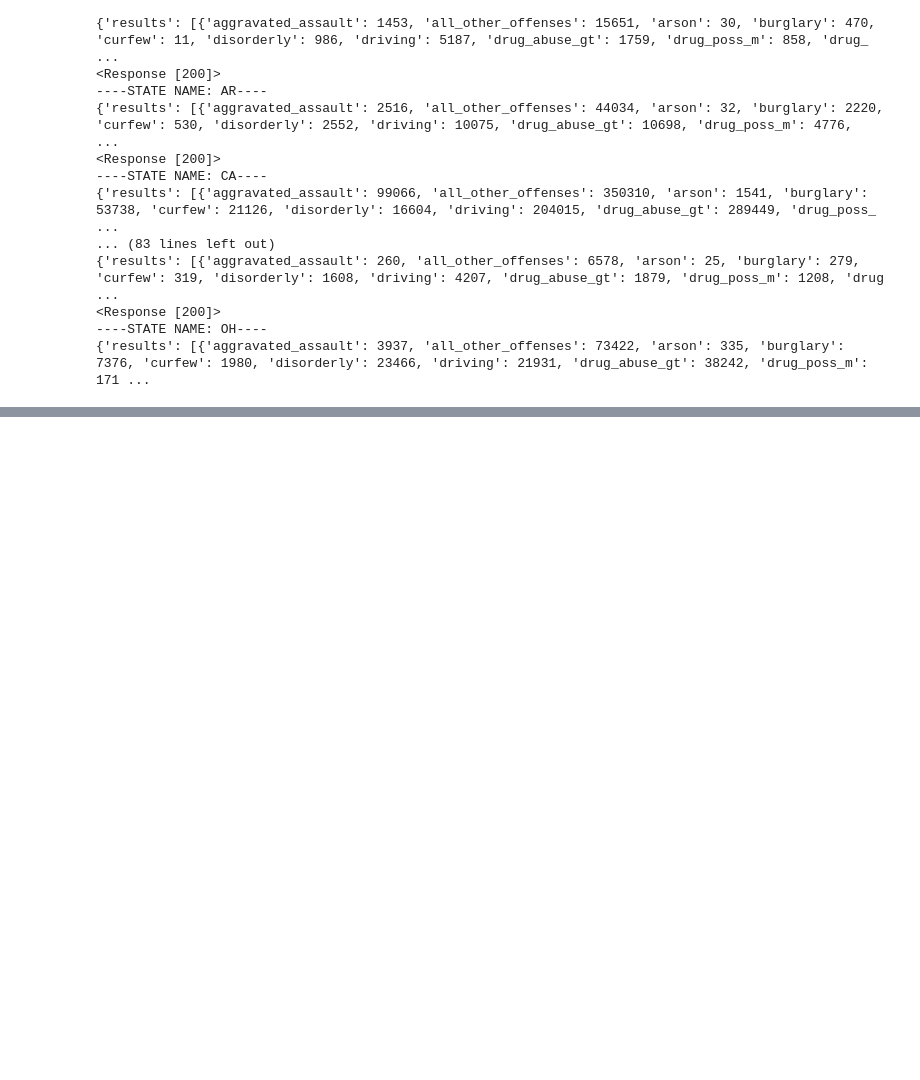
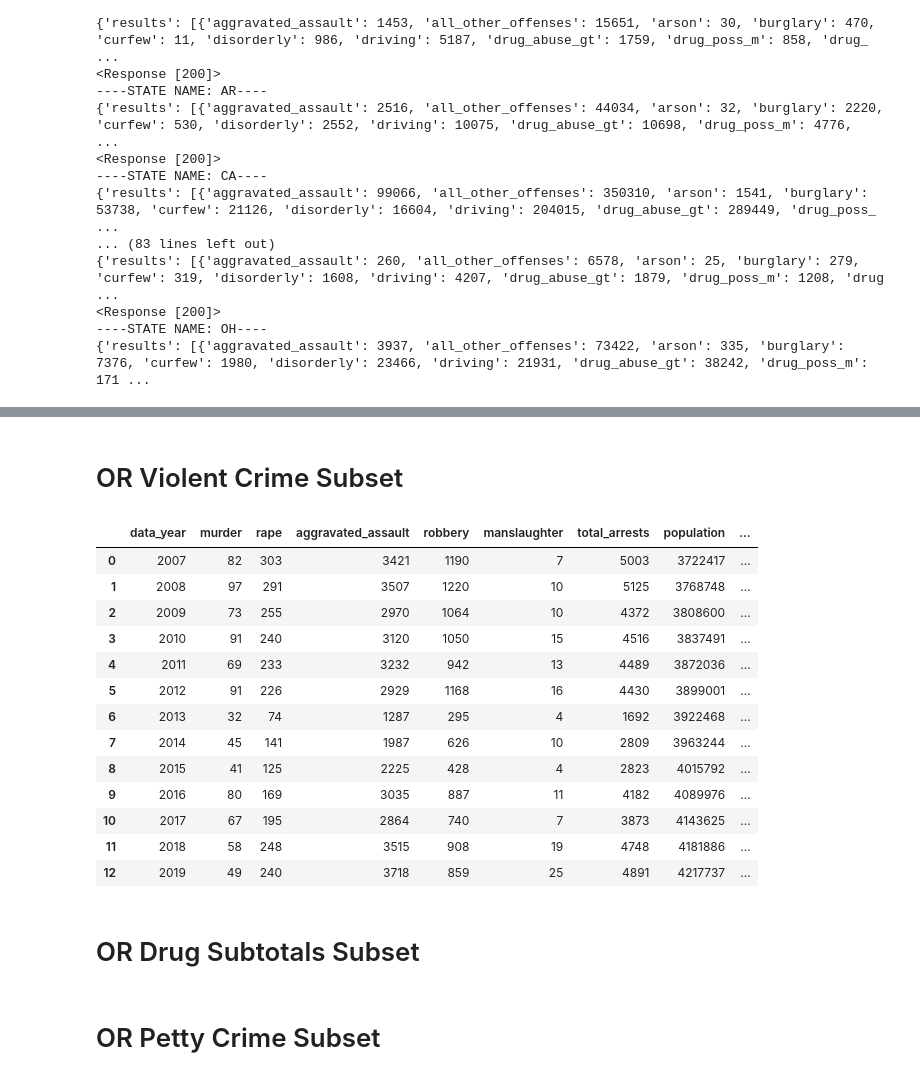
Before and after one commit to julieheadlee/bootcamp_quad, a Jupyter notebook: US_Arrest_Statistics_07-20.ipynb, the cells around one changed output, grey strips where cells are left out. Cells and saved outputs as stored; diff of their text form; code cells hidden in the pictures; blank space fills up the shorter version.

```diff
--- a/US_Arrest_Statistics_19-20.ipynb
+++ b/US_Arrest_Statistics_07-20.ipynb
@@ -41,0 +168,11 @@ for state in states:
+# %%
+oregon = ['OR']
+
+for state in oregon:
+    target_url = 'https://api.usa.gov/crime/fbi/sapi/api/data/arrest/states/offense/' + state + '/all/2007/2019?API_KEY=' + fapi_key
+    response = requests.get(target_url)
+    print(response)
+    or_response_json = response.json()
+    states_readable = json.dumps(response_json)
+    print(f'----STATE NAME: {state}----')
+    print(or_response_json['results'][0])
@@ -41,0 +185,11 @@ for state in states:
+# %%
+import pandas as pd
+df_list = []
+
+for i in range(13):
+    temp_df = pd.DataFrame(or_response_json['results'][i], index=[0])
+    df_list.append(temp_df)
+
+or_data = pd.concat(df_list)
+or_data['population'] = or_pop
+or_data
@@ -41,0 +212,29 @@ for state in states:
+# %% [markdown]
+# OR Violent Crime Subset
+# %%
+or_violent_crime = or_data[['murder', 'rape', 'aggravated_assault', 'robbery', 'manslaughter', 'data_year']]
+or_violent_crime = or_violent_crime.set_index('data_year')
+or_violent_crime['total_arrests'] = or_violent_crime.sum(axis=1)
+or_violent_crime['population'] = or_pop
+or_violent_crime['arrest_rate'] = (or_violent_crime['total_arrests'] / or_violent_crime['population']) * 100000
+or_violent_crime.reset_index(drop=False, inplace=True)
+or_violent_crime
+or_violent_crime.to_csv('or_violent_crime.csv')
+or_violent_crime
+# %% [output]
+|  | data_year | murder | rape | aggravated_assault | robbery | manslaughter | total_arrests | population | ... |
+| 0 | 2007 | 82 | 303 | 3421 | 1190 | 7 | 5003 | 3722417 | ... |
+| 1 | 2008 | 97 | 291 | 3507 | 1220 | 10 | 5125 | 3768748 | ... |
+| 2 | 2009 | 73 | 255 | 2970 | 1064 | 10 | 4372 | 3808600 | ... |
+| 3 | 2010 | 91 | 240 | 3120 | 1050 | 15 | 4516 | 3837491 | ... |
+| 4 | 2011 | 69 | 233 | 3232 | 942 | 13 | 4489 | 3872036 | ... |
+| 5 | 2012 | 91 | 226 | 2929 | 1168 | 16 | 4430 | 3899001 | ... |
+| 6 | 2013 | 32 | 74 | 1287 | 295 | 4 | 1692 | 3922468 | ... |
+| 7 | 2014 | 45 | 141 | 1987 | 626 | 10 | 2809 | 3963244 | ... |
+| 8 | 2015 | 41 | 125 | 2225 | 428 | 4 | 2823 | 4015792 | ... |
+| 9 | 2016 | 80 | 169 | 3035 | 887 | 11 | 4182 | 4089976 | ... |
+| 10 | 2017 | 67 | 195 | 2864 | 740 | 7 | 3873 | 4143625 | ... |
+| 11 | 2018 | 58 | 248 | 3515 | 908 | 19 | 4748 | 4181886 | ... |
+| 12 | 2019 | 49 | 240 | 3718 | 859 | 25 | 4891 | 4217737 | ... |
+# %% [markdown]
+# OR Drug Subtotals Subset
@@ -41,0 +251,2 @@ for state in states:
+# %% [markdown]
+# OR Petty Crime Subset
```
Also changed, not shown: parts of 29 cells of this notebook, 31 other files.
